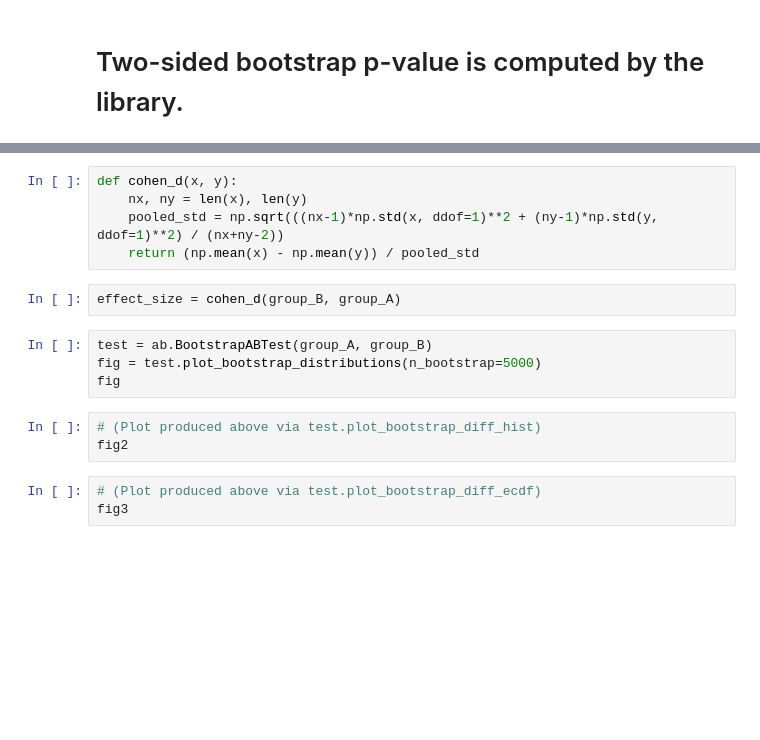
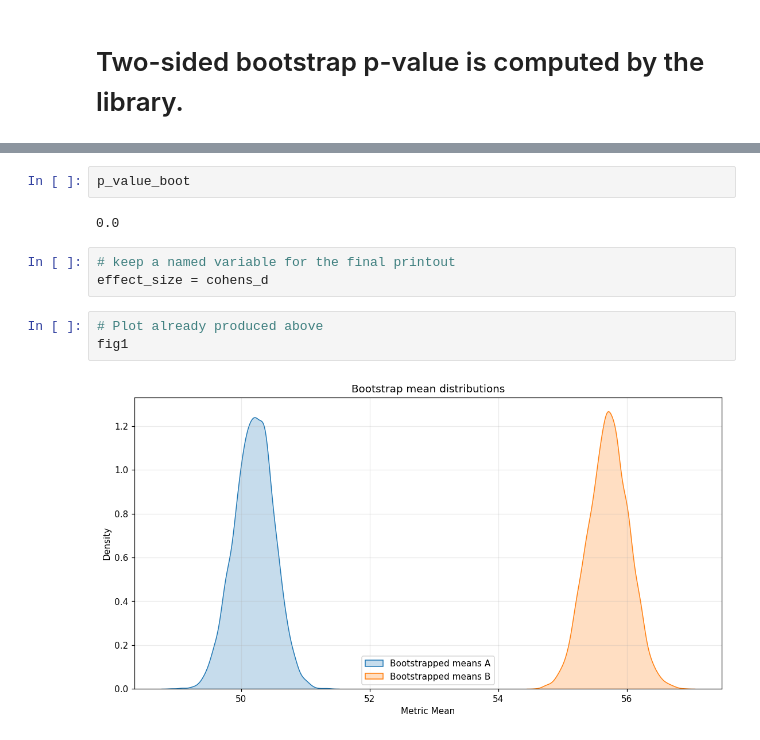
Before and after one commit to Blase-AI/A-B-Testing-Laboratory, a Jupyter notebook: Examples/Bootstrap Ab Test.ipynb, the cells around one changed output, grey strips where cells are left out. Cells and saved outputs as stored; diff of their text form; blank space fills up the shorter version.

```diff
--- a/Examples/Bootstrap Ab Test.ipynb
+++ b/Examples/Bootstrap Ab Test.ipynb
@@ -52,17 +66,12 @@ p_value_boot
-# %%
-def cohen_d(x, y):
-    nx, ny = len(x), len(y)
-    pooled_std = np.sqrt(((nx-1)*np.std(x, ddof=1)**2 + (ny-1)*np.std(y, ddof=1)**2) / (nx+ny-2))
-    return (np.mean(x) - np.mean(y)) / pooled_std
-# %%
-effect_size = cohen_d(group_B, group_A)
-# %%
-test = ab.BootstrapABTest(group_A, group_B)
-fig = test.plot_bootstrap_distributions(n_bootstrap=5000)
-fig
+# %%
+p_value_boot
+# %% [output]
+0.0
+# %%
+# keep a named variable for the final printout
+effect_size = cohens_d
 # %%
-# (Plot produced above via test.plot_bootstrap_diff_hist)
-fig2
+# Plot already produced above
+fig1
+# %% [output]
+[figure, added]
-# %%
-# (Plot produced above via test.plot_bootstrap_diff_ecdf)
-fig3
```
Also changed, not shown: parts of 11 cells of this notebook, 4 other files.
